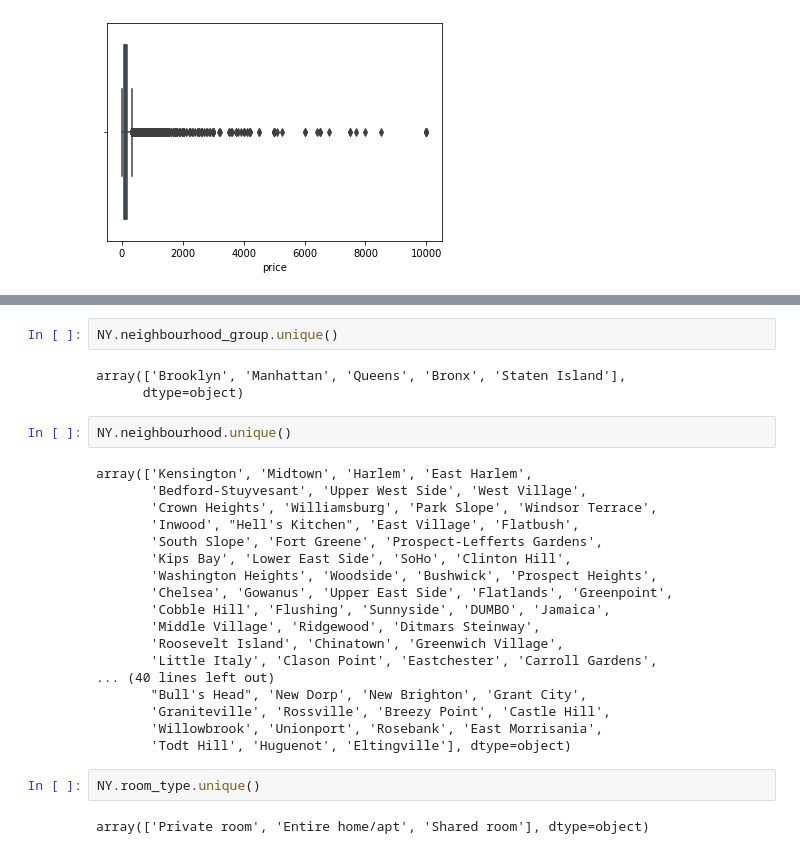
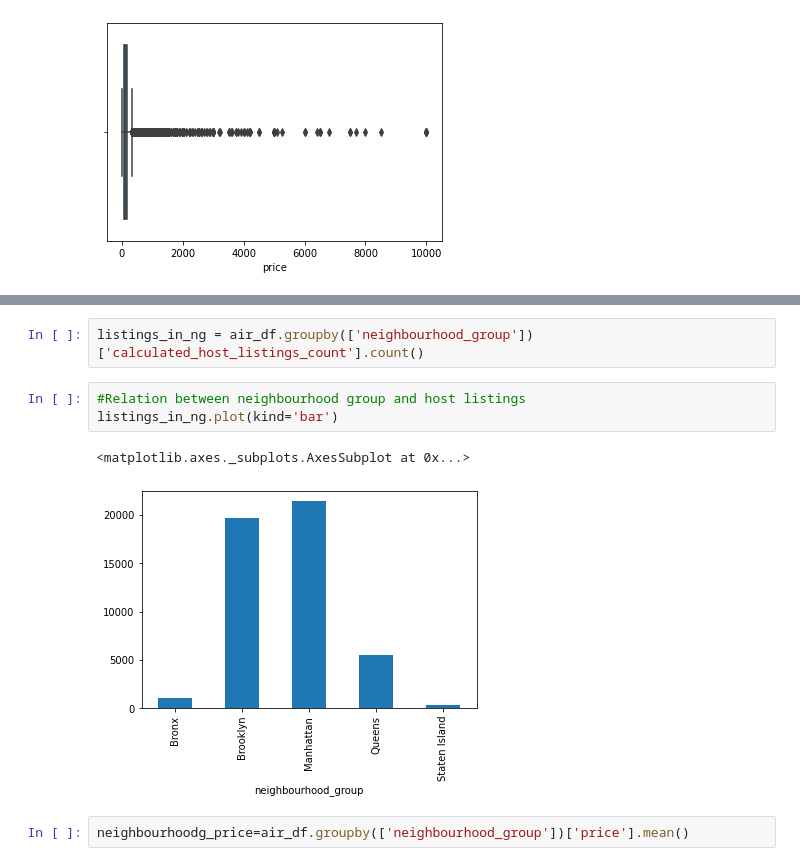
Before and after one commit to Ishakasar/NY_Airbnb, a Jupyter notebook: Isha_Kasar_Team_4_Capstone_Project.ipynb, the cells around one changed output, grey strips where cells are left out. Drawn from its saved outputs; the diff is of its cells as text.

```diff
--- a/Isha_Kasar_Team_4_Capstone_Project.ipynb
+++ b/Isha_Kasar_Team_4_Capstone_Project.ipynb
@@ -218,29 +223,10 @@ memory usage: 3.4+ MB
-# %%
-NY.neighbourhood_group.unique()
-# %% [output]
-array(['Brooklyn', 'Manhattan', 'Queens', 'Bronx', 'Staten Island'],
-      dtype=object)
-# %%
-NY.neighbourhood.unique()
-# %% [output]
-array(['Kensington', 'Midtown', 'Harlem', 'East Harlem',
-       'Bedford-Stuyvesant', 'Upper West Side', 'West Village',
-       'Crown Heights', 'Williamsburg', 'Park Slope', 'Windsor Terrace',
-       'Inwood', "Hell's Kitchen", 'East Village', 'Flatbush',
-       'South Slope', 'Fort Greene', 'Prospect-Lefferts Gardens',
-       'Kips Bay', 'Lower East Side', 'SoHo', 'Clinton Hill',
-       'Washington Heights', 'Woodside', 'Bushwick', 'Prospect Heights',
-       'Chelsea', 'Gowanus', 'Upper East Side', 'Flatlands', 'Greenpoint',
-       'Cobble Hill', 'Flushing', 'Sunnyside', 'DUMBO', 'Jamaica',
-       'Middle Village', 'Ridgewood', 'Ditmars Steinway',
-       'Roosevelt Island', 'Chinatown', 'Greenwich Village',
-       'Little Italy', 'Clason Point', 'Eastchester', 'Carroll Gardens',
-... (40 lines left out)
-       "Bull's Head", 'New Dorp', 'New Brighton', 'Grant City',
-       'Graniteville', 'Rossville', 'Breezy Point', 'Castle Hill',
-       'Willowbrook', 'Unionport', 'Rosebank', 'East Morrisania',
-       'Todt Hill', 'Huguenot', 'Eltingville'], dtype=object)
-# %%
-NY.room_type.unique()
-# %% [output]
-array(['Private room', 'Entire home/apt', 'Shared room'], dtype=object)
+# %%
+listings_in_ng = air_df.groupby(['neighbourhood_group'])['calculated_host_listings_count'].count()
+# %%
+#Relation between neighbourhood group and host listings
+listings_in_ng.plot(kind='bar')
+# %% [output]
+<matplotlib.axes._subplots.AxesSubplot at 0x...>
+[figure, added]
+# %%
+neighbourhoodg_price=air_df.groupby(['neighbourhood_group'])['price'].mean()
```
Also changed, not shown: parts of 29 cells of this notebook.
